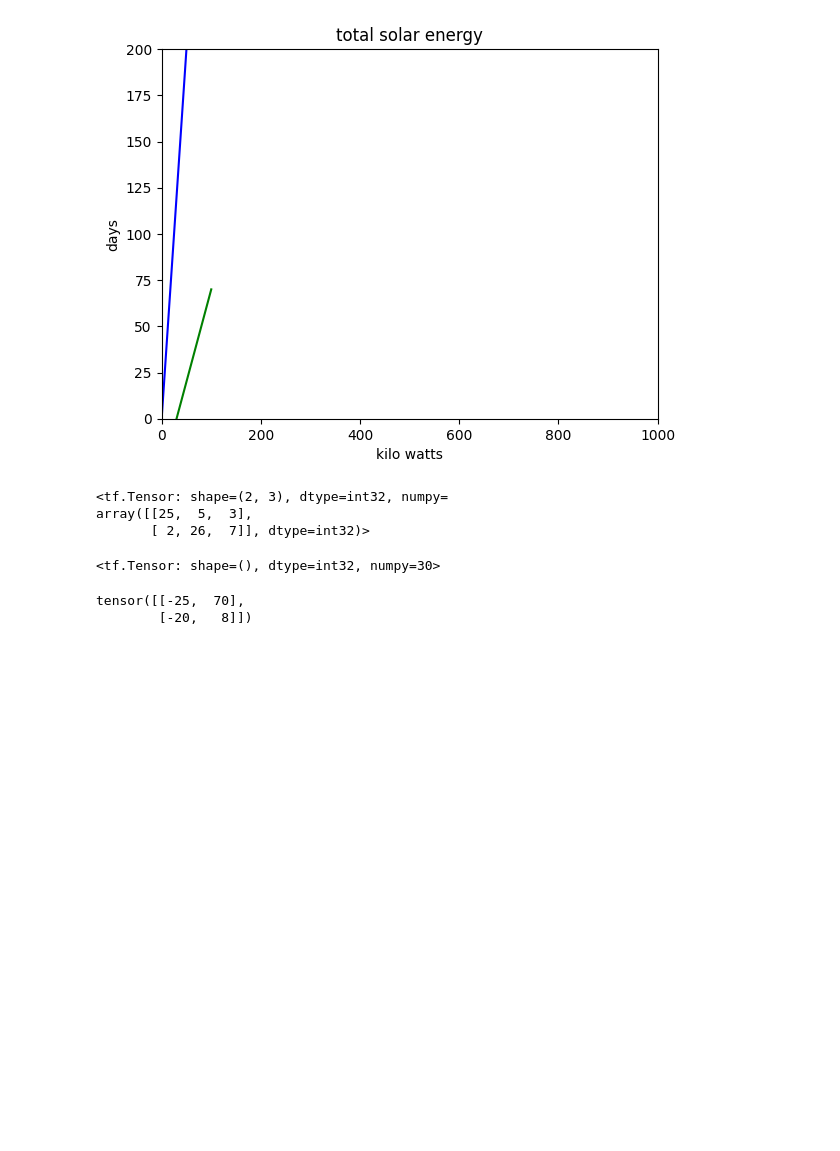
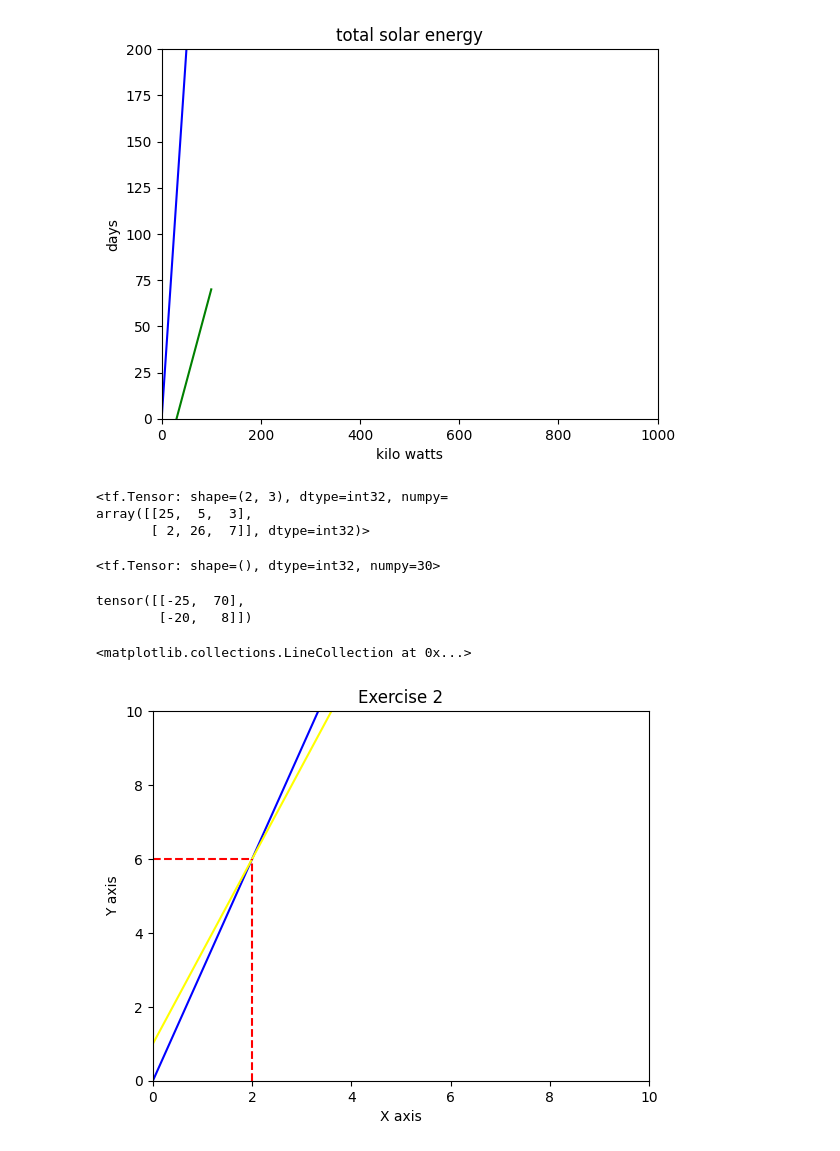
Before and after one commit to naveen675/AI, a Jupyter notebook: algebra_practice_1.ipynb, the cells around one changed output. Drawn from its saved outputs; the diff is of its cells as text; code cells hidden in the pictures; blank space fills up the shorter version.

```diff
--- a/algebra_practice_1.ipynb
+++ b/algebra_practice_1.ipynb
@@ -105,3 +105,29 @@ np.dot(w,x)
 # %% [output]
 tensor([[-25,  70],
         [-20,   8]])
+# %%
+#Exercise 2
+
+import numpy as np
+import matplotlib.pyplot as plt
+
+
+x = np.linspace(0,10,100)
+
+y1 = 3*x
+y2 = 1+(5/2)*x
+
+
+fig,ax = plt.subplots()
+plt.title("Exercise 2")
+plt.xlabel("X axis")
+plt.ylabel("Y axis")
+ax.set_xlim([0,10])
+ax.set_ylim([0,10])
+plt.plot(x,y1,c='blue')
+plt.plot(x,y2,c='yellow')
+ax.vlines(2,ymin=0,ymax=6,color='red', linestyles='dashed')
+ax.hlines(6,xmin=0,xmax=2,color='red', linestyles='dashed')
+# %% [output]
+<matplotlib.collections.LineCollection at 0x...>
+[figure, added]
```
